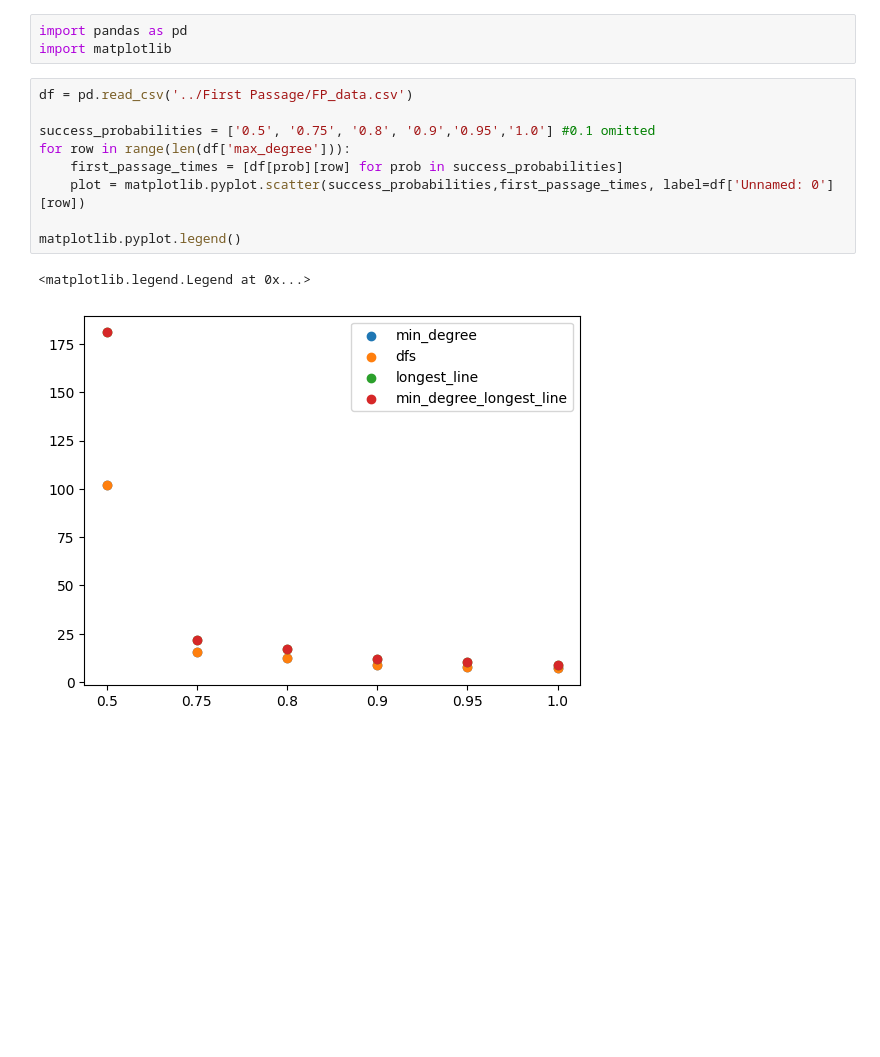
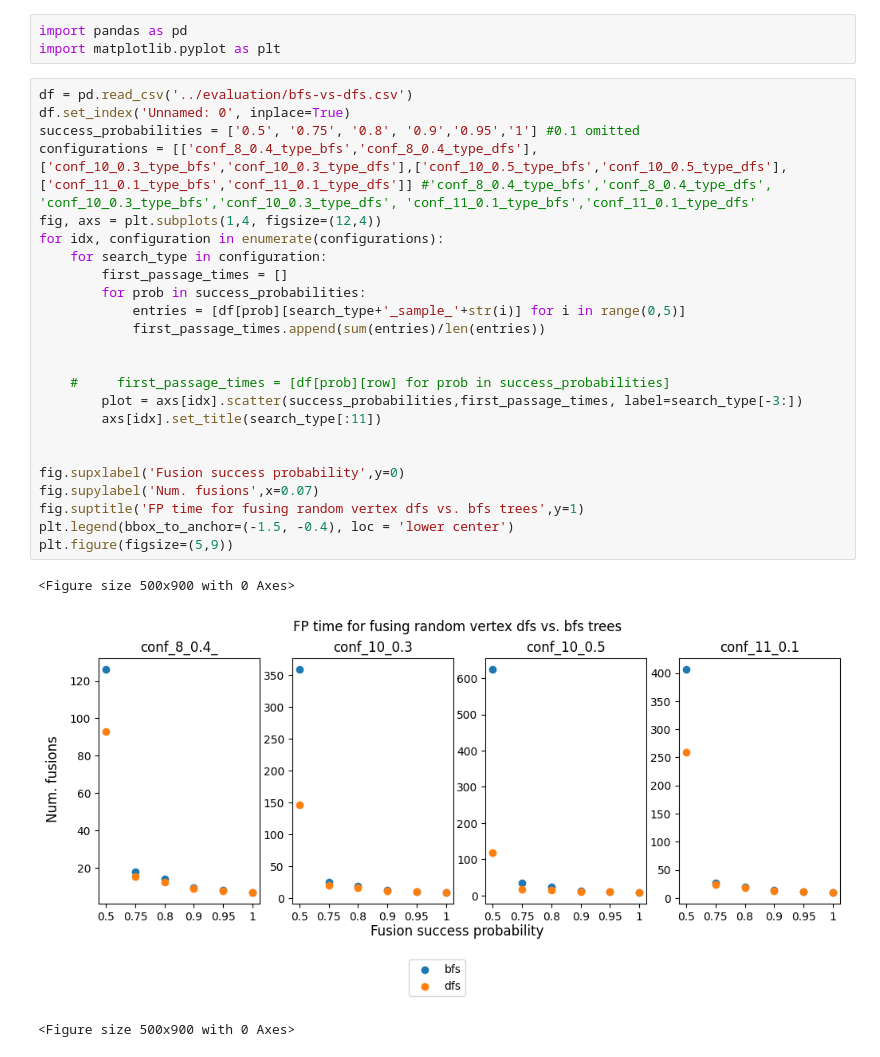
Before and after one commit to thenerdmix/vdsp, a Jupyter notebook: notebooks/evaluation.ipynb, the cells around one changed output. Drawn from its saved outputs; the diff is of its cells as text; blank space fills up the shorter version.

```diff
--- a/notebooks/evaluation.ipynb
+++ b/notebooks/evaluation.ipynb
@@ -1,16 +1,32 @@
 # %%
 import pandas as pd
-import matplotlib
+import matplotlib.pyplot as plt
 # %%
-df = pd.read_csv('../First Passage/FP_data.csv')
+df = pd.read_csv('../evaluation/bfs-vs-dfs.csv')
+df.set_index('Unnamed: 0', inplace=True)
+success_probabilities = ['0.5', '0.75', '0.8', '0.9','0.95','1'] #0.1 omitted
+configurations = [['conf_8_0.4_type_bfs','conf_8_0.4_type_dfs'],['conf_10_0.3_type_bfs','conf_10_0.3_type_dfs'],['conf_10_0.5_type_bfs','conf_10_0.5_type_dfs'],['conf_11_0.1_type_bfs','conf_11_0.1_type_dfs']] #'conf_8_0.4_type_bfs','conf_8_0.4_type_dfs', 'conf_10_0.3_type_bfs','conf_10_0.3_type_dfs', 'conf_11_0.1_type_bfs','conf_11_0.1_type_dfs'
+fig, axs = plt.subplots(1,4, figsize=(12,4))
+for idx, configuration in enumerate(configurations):
+    for search_type in configuration:
+        first_passage_times = []
+        for prob in success_probabilities:
+            entries = [df[prob][search_type+'_sample_'+str(i)] for i in range(0,5)]
+            first_passage_times.append(sum(entries)/len(entries))
 
-success_probabilities = ['0.5', '0.75', '0.8', '0.9','0.95','1.0'] #0.1 omitted
-for row in range(len(df['max_degree'])):
-    first_passage_times = [df[prob][row] for prob in success_probabilities]
-    plot = matplotlib.pyplot.scatter(success_probabilities,first_passage_times, label=df['Unnamed: 0'][row])
 
-matplotlib.pyplot.legend()
+    #     first_passage_times = [df[prob][row] for prob in success_probabilities]
+        plot = axs[idx].scatter(success_probabilities,first_passage_times, label=search_type[-3:])
+        axs[idx].set_title(search_type[:11])
+
+
+fig.supxlabel('Fusion success probability',y=0)
+fig.supylabel('Num. fusions',x=0.07)
+fig.suptitle('FP time for fusing random vertex dfs vs. bfs trees',y=1)
+plt.legend(bbox_to_anchor=(-1.5, -0.4), loc = 'lower center')
+plt.figure(figsize=(5,9))
 # %% [output]
-<matplotlib.legend.Legend at 0x...>
+<Figure size 500x900 with 0 Axes>
-[figure, old version]
+[figure, new version]
+<Figure size 500x900 with 0 Axes>
 # %%
```
Also changed, not shown: parts of 5 cells of this notebook, 2 other files.
